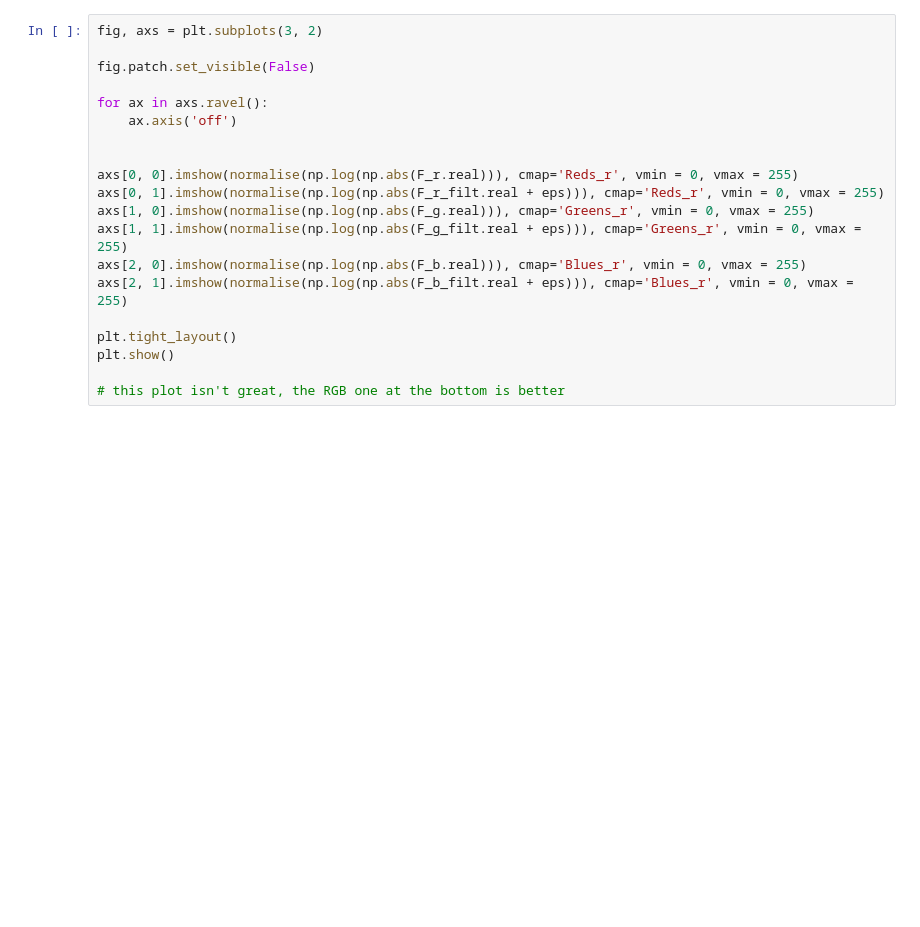
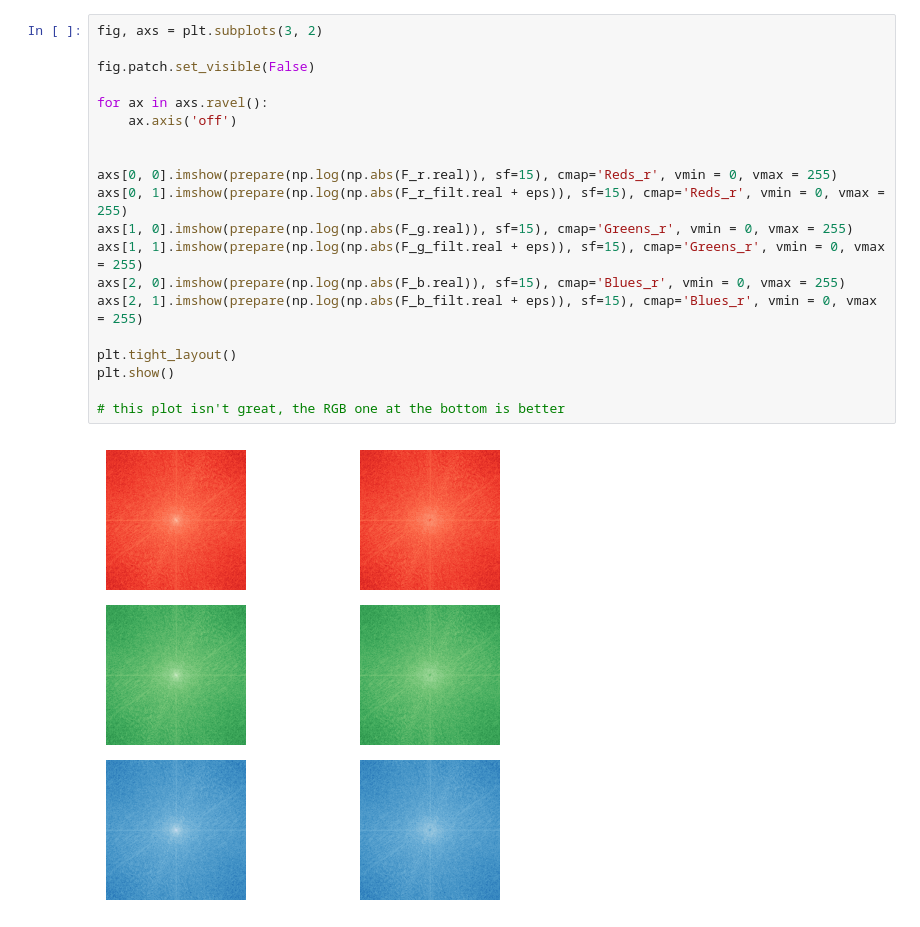
Before and after one commit to peterc-s/fft-filters, a Jupyter notebook: gauss_filter.ipynb, the cells around one changed output. Drawn from its saved outputs; the diff is of its cells as text; blank space fills up the shorter version.

```diff
--- a/gauss_filter.ipynb
+++ b/gauss_filter.ipynb
@@ -58,23 +56,25 @@ b_filt = normalise(np.fft.ifft2(np.fft.ifftshift(F_b_filt)).real)
 # %%
 fig, axs = plt.subplots(3, 2)
 
 fig.patch.set_visible(False)
 
 for ax in axs.ravel():
     ax.axis('off')
 
 
-axs[0, 0].imshow(normalise(np.log(np.abs(F_r.real))), cmap='Reds_r', vmin = 0, vmax = 255)
-axs[0, 1].imshow(normalise(np.log(np.abs(F_r_filt.real + eps))), cmap='Reds_r', vmin = 0, vmax = 255)
-axs[1, 0].imshow(normalise(np.log(np.abs(F_g.real))), cmap='Greens_r', vmin = 0, vmax = 255)
-axs[1, 1].imshow(normalise(np.log(np.abs(F_g_filt.real + eps))), cmap='Greens_r', vmin = 0, vmax = 255)
-axs[2, 0].imshow(normalise(np.log(np.abs(F_b.real))), cmap='Blues_r', vmin = 0, vmax = 255)
-axs[2, 1].imshow(normalise(np.log(np.abs(F_b_filt.real + eps))), cmap='Blues_r', vmin = 0, vmax = 255)
+axs[0, 0].imshow(prepare(np.log(np.abs(F_r.real)), sf=15), cmap='Reds_r', vmin = 0, vmax = 255)
+axs[0, 1].imshow(prepare(np.log(np.abs(F_r_filt.real + eps)), sf=15), cmap='Reds_r', vmin = 0, vmax = 255)
+axs[1, 0].imshow(prepare(np.log(np.abs(F_g.real)), sf=15), cmap='Greens_r', vmin = 0, vmax = 255)
+axs[1, 1].imshow(prepare(np.log(np.abs(F_g_filt.real + eps)), sf=15), cmap='Greens_r', vmin = 0, vmax = 255)
+axs[2, 0].imshow(prepare(np.log(np.abs(F_b.real)), sf=15), cmap='Blues_r', vmin = 0, vmax = 255)
+axs[2, 1].imshow(prepare(np.log(np.abs(F_b_filt.real + eps)), sf=15), cmap='Blues_r', vmin = 0, vmax = 255)
 
 plt.tight_layout()
 plt.show()
 
 # this plot isn't great, the RGB one at the bottom is better
+# %% [output]
+[figure, added]
 # %%
 fig, axs = plt.subplots(3, 2)
 
```
Also changed, not shown: parts of 8 cells of this notebook, 11 other files.
